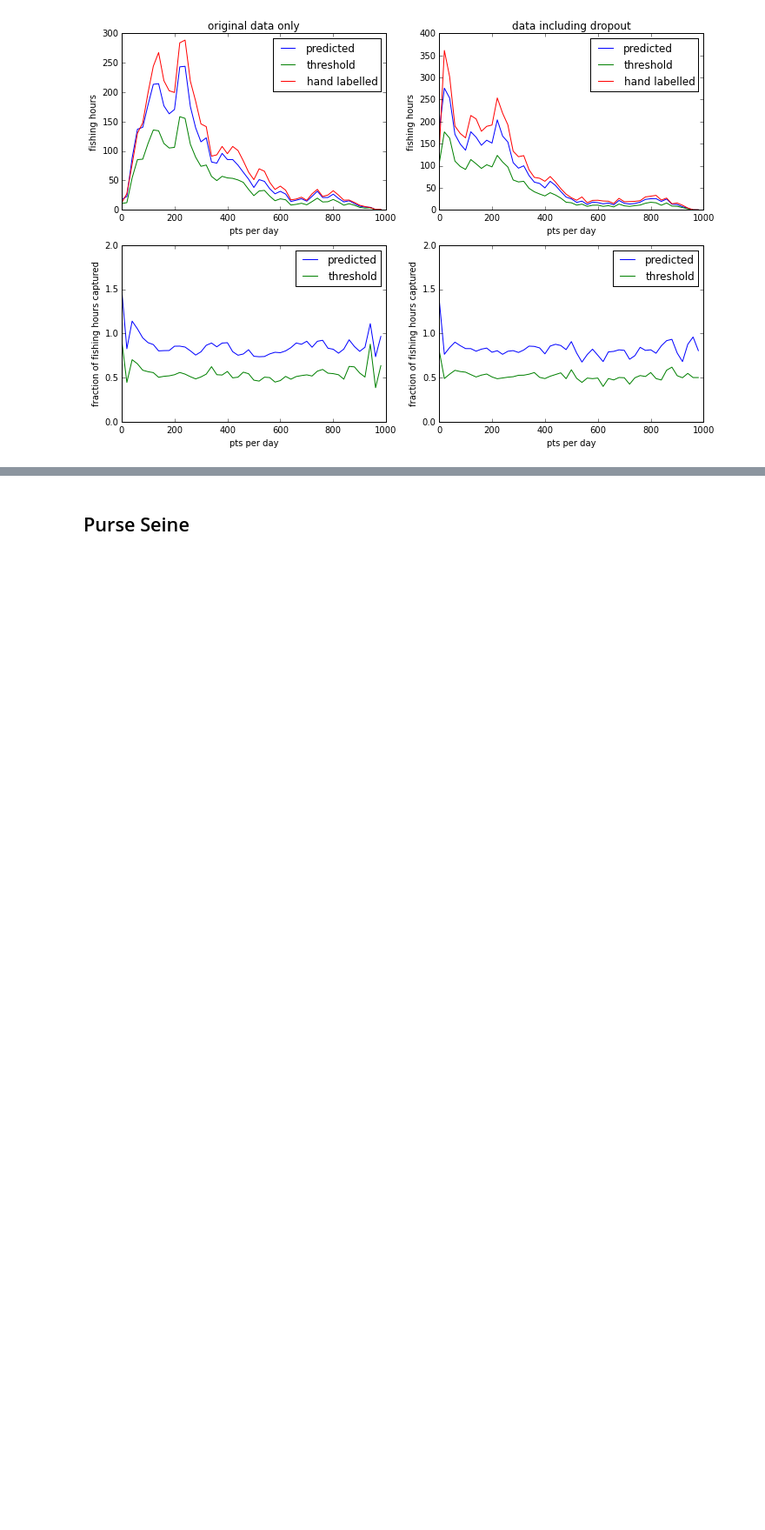
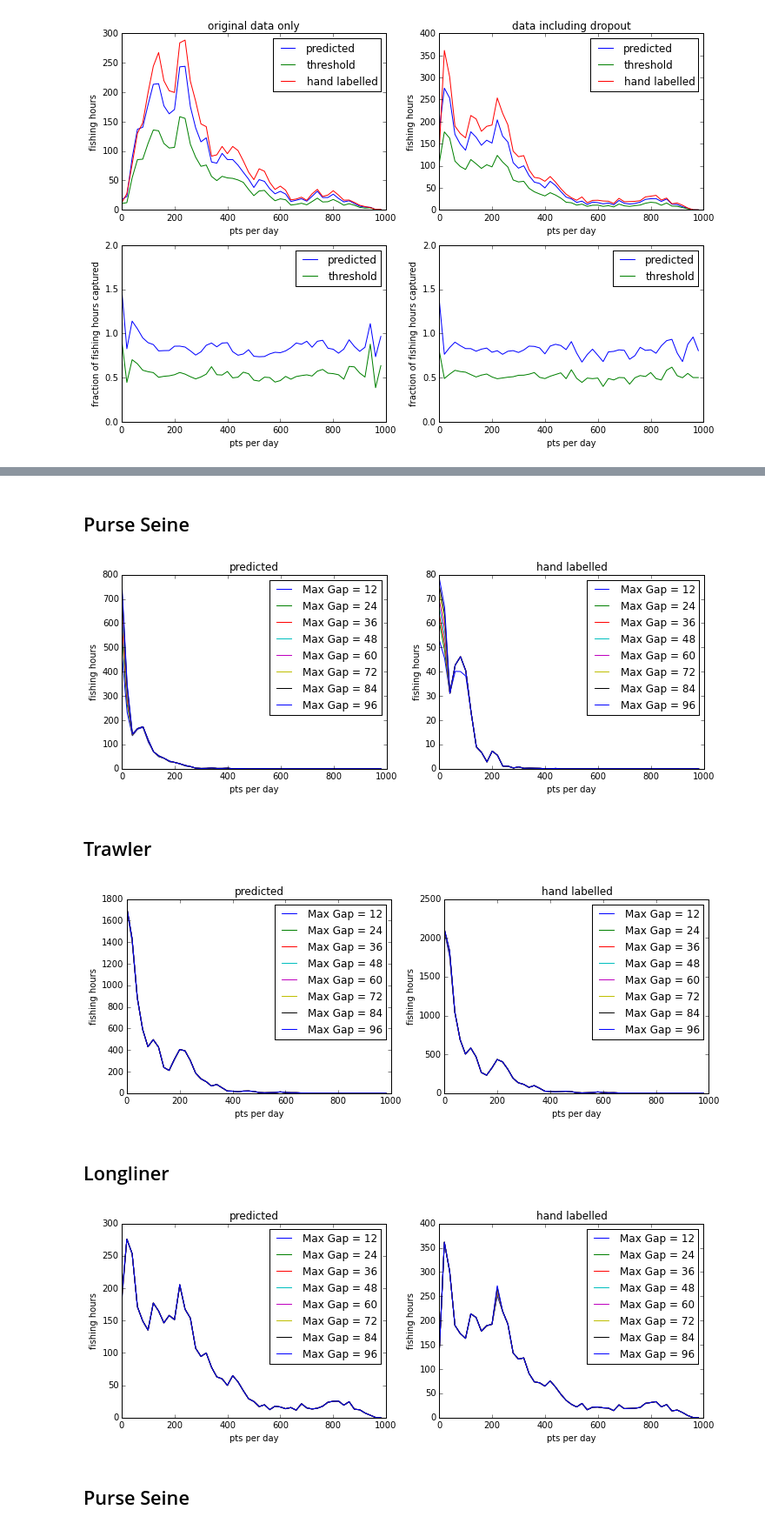
Before and after one commit to marketler/GFW_vessel_scoring, a Jupyter notebook: notebooks/Model-Sensitivity-to-AIS-Degradation.ipynb, the cells around one changed output, grey strips where cells are left out. Shown: that part at 87% size. Drawn from its saved outputs; the diff is of its cells as text; code cells hidden in the pictures; blank space fills up the shorter version.

Commit message:
add plot fishing hours vs pts-per-day at different max_gaps

```diff
--- a/notebooks/Model-Sensitivity-to-AIS-Degradation.ipynb
+++ b/notebooks/Model-Sensitivity-to-AIS-Degradation.ipynb
@@ -507,3 +503,66 @@ This turns out to primarily be the results of the 24 hour maximum distance betwe
+# %%
+for gear, ylim in [('purse_seine', 20), ('trawler', 2), ('longliner', 2)]:
+
+    display(HTML("<h2>{}</h2>".format(gear.replace('_', ' ').title())))
+
+    name, td, raw, preds, actual = predictions[gear][0]
+
+    plt.figure(figsize=(12,4))
+
+    counts = td['measure_count_86400']
+
+    _, total_raw, total_counts, total_td = combine_dopouts(predictions[gear])
+
+    for max_gap in [12, 24, 36, 48, 60, 72, 84, 96]:
+
+        def bin_data(counts, raw, td):
+            bin_starts = []
+            predicted_fp = []
+            nominal_fp = []
+            threshold_fp = []
+            for i in range(50):
+                start = i * 20
+                stop = (i + 1) * 20
+                mask = (counts >= start) & (counts < stop)
+                bin_starts.append(start)
+                predicted, threshold, nominal = _fishing_hours_per_mmsi(
+                        td, raw, mask=mask, max_gap=max_gap)
+
+                predicted_fp.append(predicted)
+                nominal_fp.append(nominal)
+                threshold_fp.append(threshold)
+            return (bin_starts, np.array(predicted_fp),
+                    np.array(nominal_fp), np.array(threshold_fp))
+
+
+        bin_starts, predicted_fp, nominal_fp, threshold_fp = bin_data(
+                total_counts, total_raw, total_td)
+
+        plt.subplot(121)
+        plt.plot(bin_starts, predicted_fp, label="Max Gap = {}".format(max_gap))
+        plt.xlabel('pts per day')
+        plt.ylabel('fishing hours')
+        plt.title('predicted')
+        plt.legend(loc=1)
+        plt.xlim(0,1000)
+
+        plt.subplot(122)
+        plt.plot(bin_starts, nominal_fp, label="Max Gap = {}".format(max_gap))
+        plt.xlabel('pts per day')
+        plt.ylabel('fishing hours')
+        plt.title('hand labelled')
+        plt.legend(loc=1)
+        plt.xlim(0,1000)
+
+
+    plt.show()
+# %% [output]
+Purse Seine
+[figure, added]
+Trawler
+[figure, added]
+Longliner
+[figure, added]
 # %%
 for gear in ['purse_seine', 'trawler', 'longliner']:
 
```
Also changed, not shown: parts of 2 cells of this notebook.
